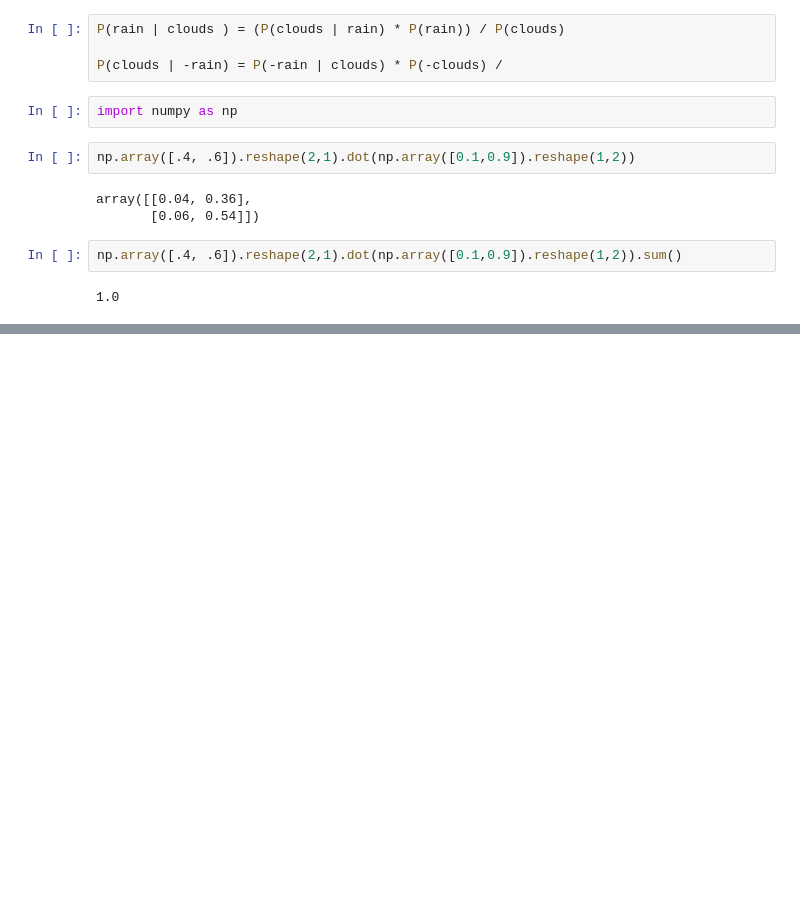
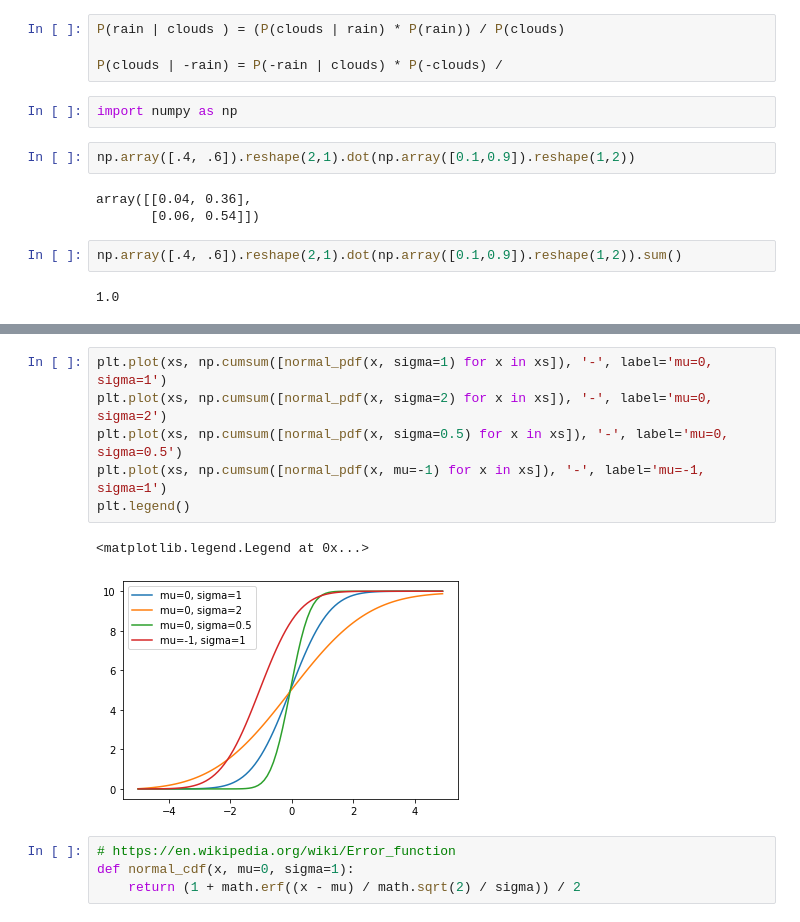
Before and after one commit to caiosalgado/mat_quinta, a Jupyter notebook: Data Science do Zero/Prefacio_Python.ipynb, the cells around one changed output, grey strips where cells are left out. Saved outputs shown, nothing was run; the diff lists cells and outputs as text; blank space fills up the shorter version.

```diff
--- a/Data Science do Zero/Prefacio_Python.ipynb
+++ b/Data Science do Zero/Prefacio_Python.ipynb
@@ -2179,0 +2249,13 @@ np.array([.4, .6]).reshape(2,1).dot(np.array([0.1,0.9]).reshape(1,2)).sum()
+# %%
+plt.plot(xs, np.cumsum([normal_pdf(x, sigma=1) for x in xs]), '-', label='mu=0, sigma=1')
+plt.plot(xs, np.cumsum([normal_pdf(x, sigma=2) for x in xs]), '-', label='mu=0, sigma=2')
+plt.plot(xs, np.cumsum([normal_pdf(x, sigma=0.5) for x in xs]), '-', label='mu=0, sigma=0.5')
+plt.plot(xs, np.cumsum([normal_pdf(x, mu=-1) for x in xs]), '-', label='mu=-1, sigma=1')
+plt.legend()
+# %% [output]
+<matplotlib.legend.Legend at 0x...>
+[figure, added]
+# %%
+# https://en.wikipedia.org/wiki/Error_function
+def normal_cdf(x, mu=0, sigma=1):
+    return (1 + math.erf((x - mu) / math.sqrt(2) / sigma)) / 2
```
Also changed, not shown: parts of 80 cells of this notebook, 3 other files.
